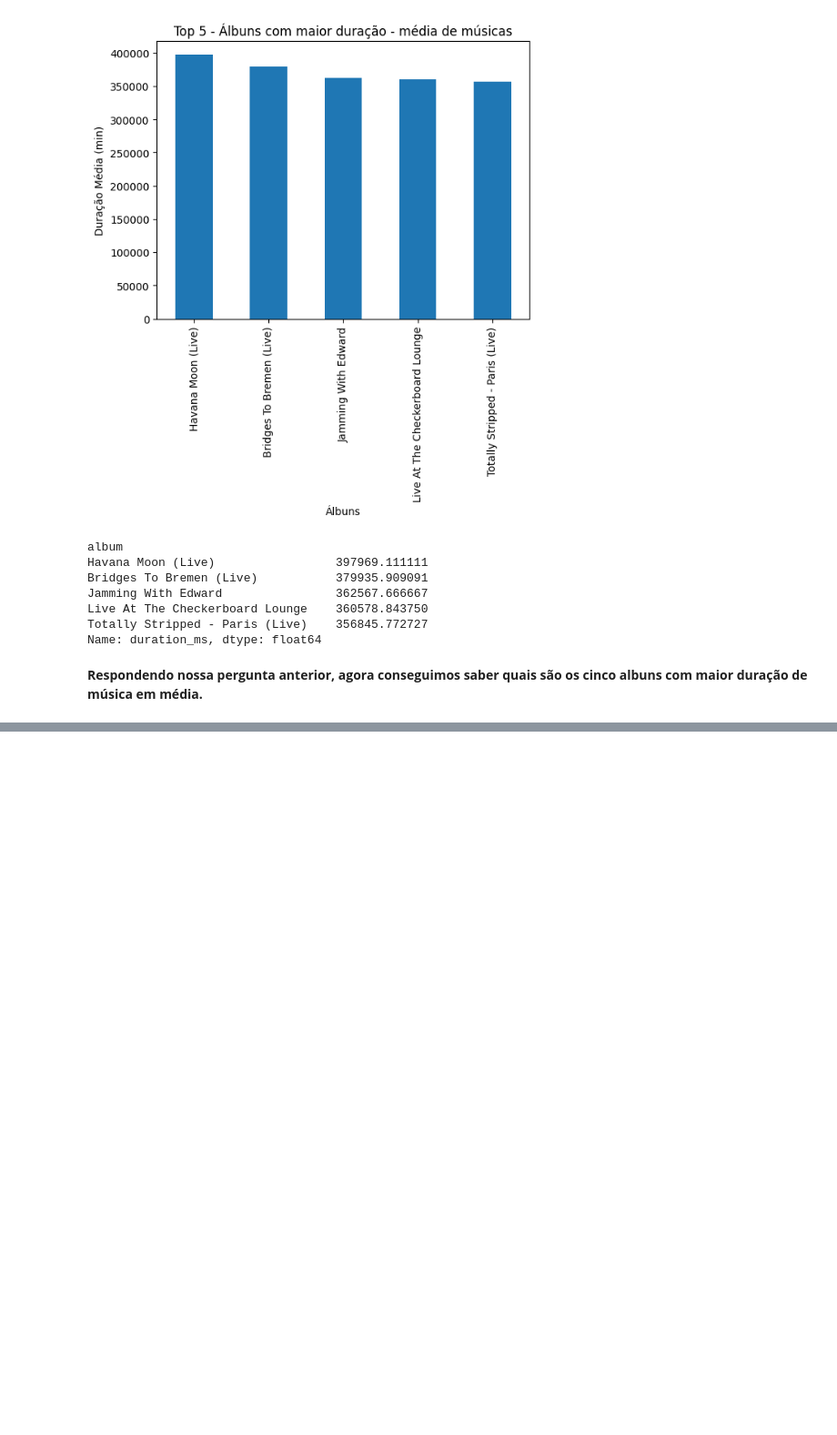
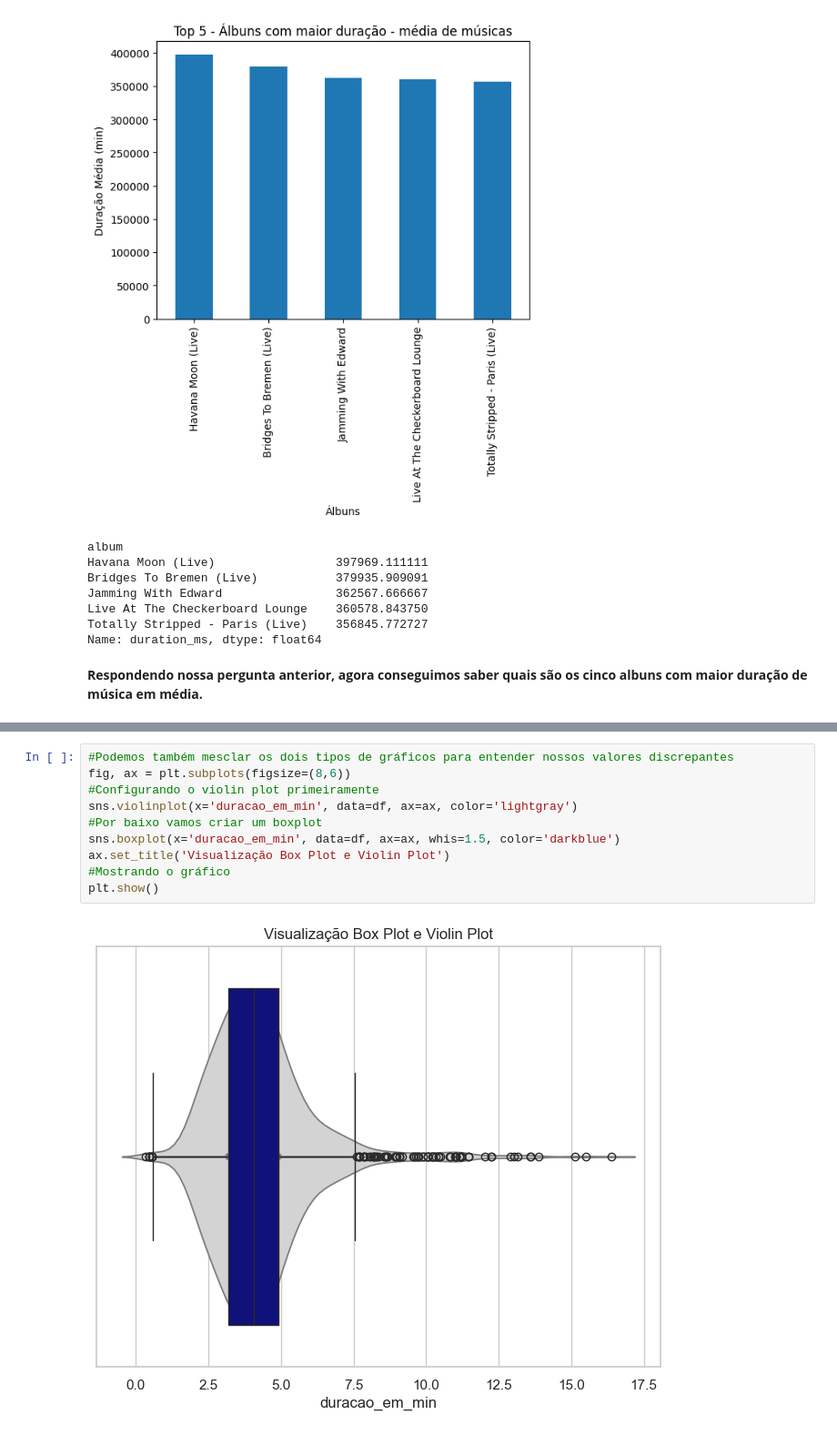
Before and after one commit to DeboraPascoarelli/FIAP_F2A02_ANALISE_EXPLORATORIA_DE_DADOS_EDA, a Jupyter notebook: FASE_2 - MACHINE LEARNIG AND TIME SERIES.ipynb, the cells around one changed output, grey strips where cells are left out. Shown: that part at 91% size. Drawn from its saved outputs; the diff is of its cells as text; blank space fills up the shorter version.

```diff
--- a/FASE_2 - MACHINE LEARNIG AND TIME SERIES.ipynb
+++ b/FASE_2 - MACHINE LEARNIG AND TIME SERIES.ipynb
@@ -769,0 +849,12 @@ plt.show()
+# %%
+#Podemos também mesclar os dois tipos de gráficos para entender nossos valores discrepantes
+fig, ax = plt.subplots(figsize=(8,6))
+#Configurando o violin plot primeiramente
+sns.violinplot(x='duracao_em_min', data=df, ax=ax, color='lightgray')
+#Por baixo vamos criar um boxplot
+sns.boxplot(x='duracao_em_min', data=df, ax=ax, whis=1.5, color='darkblue')
+ax.set_title('Visualização Box Plot e Violin Plot')
+#Mostrando o gráfico
+plt.show()
+# %% [output]
+[figure, added]
```
Also changed, not shown: parts of 15 cells of this notebook.
